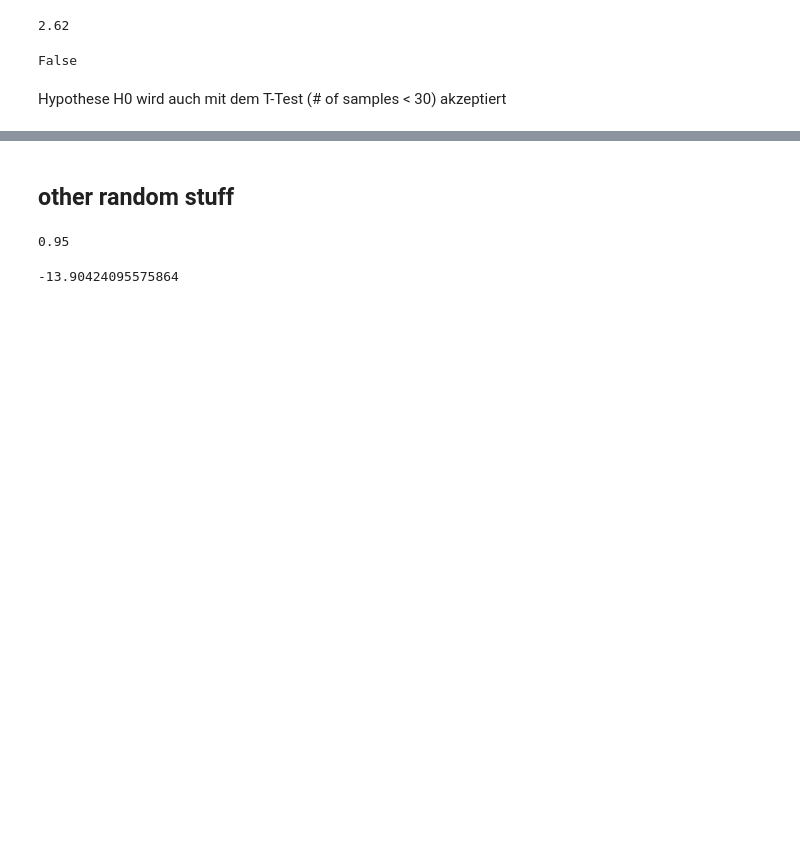
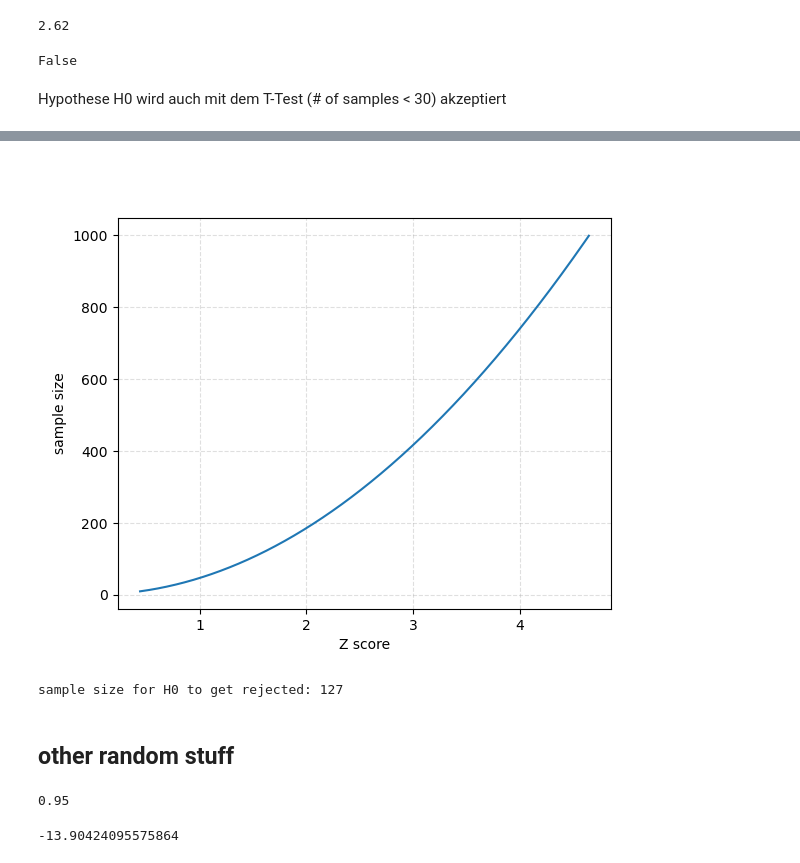
Before and after one commit to yvokeller/probability-calculation, a Jupyter notebook: le4_hypothesis_tests.ipynb, the cells around one changed output, grey strips where cells are left out. Saved outputs shown, nothing was run; the diff lists cells and outputs as text; code cells hidden in the pictures; blank space fills up the shorter version.

```diff
--- a/le4_hypothesis_tests.ipynb
+++ b/le4_hypothesis_tests.ipynb
@@ -5,6 +7,17 @@ import matplotlib.pyplot as plt
 import numpy as np
 import pandas as pd
 import math
+# %%
+def null_hypothesis_accepted(Z, z):
+    if Z > z: # reject H0
+        print('H0 rejected', 'Z =', Z, '/ ', 'z =', z)
+        return False
+    else:
+        print('H0 accepted', 'Z =', Z, '/ ', 'z =', z)
+        return True
+
+def Z_score(mu0, sigma0, n, x_bar):
+    return abs((x_bar - mu0) / (sigma0 / np.sqrt(n - 1)))
 # %%
 # probability
 st.norm.cdf(4)
@@ -322,3 +467,22 @@ Hypothese H0 wird auch mit dem T-Test (# of samples < 30) akzeptiert
+# %%
+sample_sizes = np.arange(10, 1000, 1)
+
+Z_scores = [Z_score(mu0=250, sigma0=34, n=size, x_bar=255) for size in sample_sizes]
+
+plt.clf()
+plt.plot(Z_scores, sample_sizes)
+plt.xlabel('Z score')
+plt.ylabel('sample size')
+plt.grid(alpha=.4,linestyle='--')
+plt.show()
+# %% [output]
+[figure, added]
+# %%
+df = pd.DataFrame(Z_scores)
+first_index_Z_bigger_than_z = df.index[df[0] > 1.6448536269514722].tolist()[0]
+print('sample size for H0 to get rejected:', sample_sizes[first_index_Z_bigger_than_z])
+# %% [output]
+sample size for H0 to get rejected: 127
 # %% [markdown]
 ## other random stuff
 # %%
```
Also changed, not shown: parts of 30 cells of this notebook.
